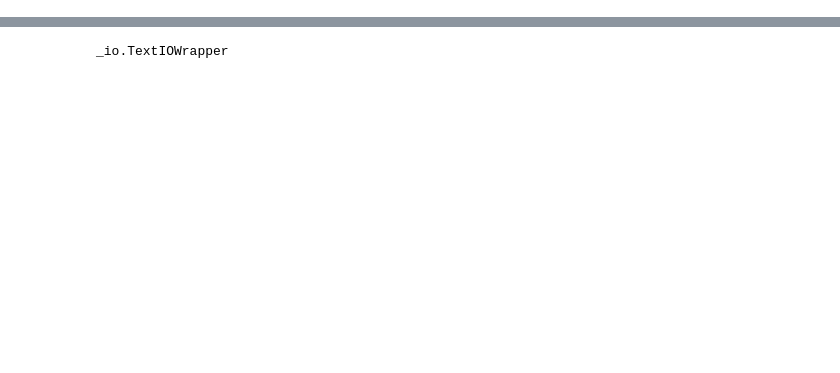
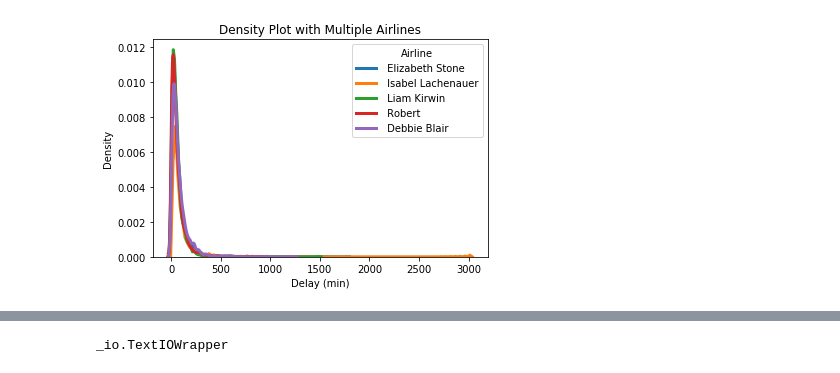
Before and after one commit to robert-sturrock/whatsapp-analysis-python, a Jupyter notebook: whatsapp-chat-analysis.ipynb, the cells around one changed output, grey strips where cells are left out. Cells and saved outputs as stored; diff of their text form; code cells hidden in the pictures; blank space fills up the shorter version.

```diff
--- a/whatsapp-chat-analysis.ipynb
+++ b/whatsapp-chat-analysis.ipynb
@@ -16,6 +100,6 @@ chat_text = re_media.sub("[^a-zA-Z0-9.?!-<> ]",chat_text)
 # %%
 # Feed the file text into findall(); it returns a list of all the found strings
-strings = re.findall('(\d+\/\d+\/\d+),\s(\d+:\d+:\d+)\s(\w+):(\s\w+\s\w+)*:(.*)', chat_text)
+strings = re.findall('(\d+\/\d+\/\d+),\s(\d+:\d+:\d+)\s(\w+):(\s\w+\s*\w+)*:(.*)', chat_text)
 # %%
 # Turn the strings into a dataframe
 msgs = pd.DataFrame(strings,columns =['date','time','am_pm','sender','message'])
@@ -42,0 +283,22 @@ chat_text[1:10000]
+# %%
+# Density plot of message length
+
+# Iterate through the five airlines
+for sender in msgs["sender"].unique():
+
+    # Subset to the airline
+    subset = msgs[msgs['sender'] == sender]
+
+    # Draw the density plot
+    sns.distplot(subset['msg_length'], hist = False, kde = True,
+                 kde_kws = {'linewidth': 3},
+                 label = sender)
+
+# Plot formatting
+plt.legend(prop={'size': 10}, title = 'Airline')
+plt.title('Density Plot with Multiple Airlines')
+plt.xlabel('Delay (min)')
+plt.ylabel('Density')
+plt.show()
+# %% [output]
+[figure, added]
```
Also changed, not shown: parts of 48 cells of this notebook.
